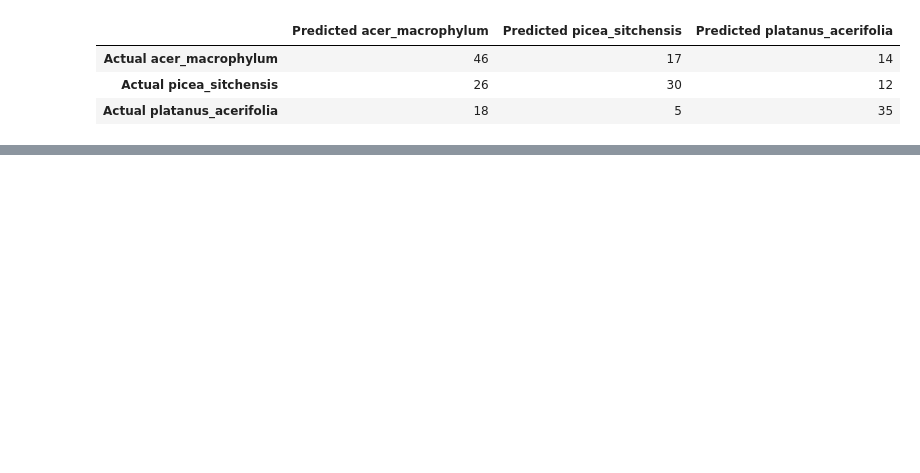
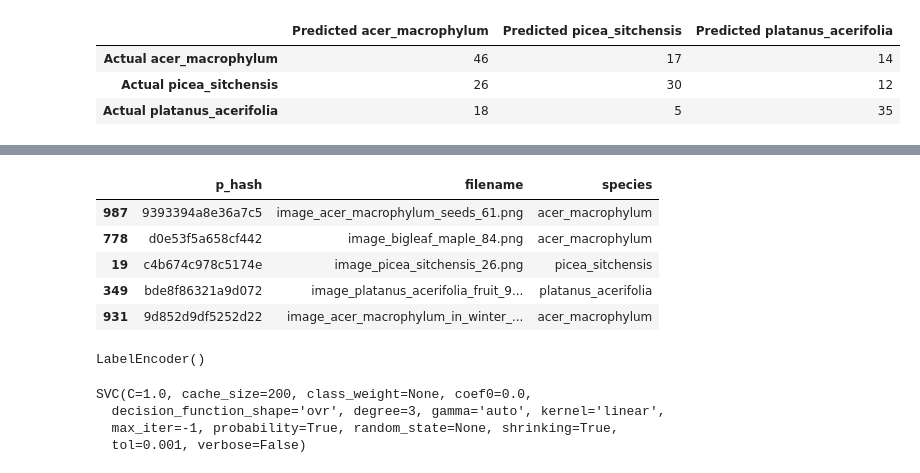
Before and after one commit to NathanielBlairStahn/tree-logic, a Jupyter notebook: build_a_model.ipynb, the cells around one changed output, grey strips where cells are left out. Drawn from its saved outputs; the diff is of its cells as text; code cells hidden in the pictures; blank space fills up the shorter version.

```diff
--- a/build_a_model.ipynb
+++ b/build_a_model.ipynb
@@ -329,0 +410,9 @@ confusion_df(y_test, y_test_hat_cat, gb_model)
+# %%
+correct_df.head()
+# %% [output]
+|  | p_hash | filename | species |
+| 987 | 9393394a8e36a7c5 | image_acer_macrophylum_seeds_61.png | acer_macrophylum |
+| 778 | d0e53f5a658cf442 | image_bigleaf_maple_84.png | acer_macrophylum |
+| 19 | c4b674c978c5174e | image_picea_sitchensis_26.png | picea_sitchensis |
+| 349 | bde8f86321a9d072 | image_platanus_acerifolia_fruit_9... | platanus_acerifolia |
+| 931 | 9d852d9df5252d22 | image_acer_macrophylum_in_winter_... | acer_macrophylum |
@@ -329,0 +425,5 @@ confusion_df(y_test, y_test_hat_cat, gb_model)
+# %%
+le = LabelEncoder()
+le.fit(y)
+# %% [output]
+LabelEncoder()
@@ -329,0 +436,7 @@ confusion_df(y_test, y_test_hat_cat, gb_model)
+# %%
+svc_model.fit(X_train, y_train)
+# %% [output]
+SVC(C=1.0, cache_size=200, class_weight=None, coef0=0.0,
+  decision_function_shape='ovr', degree=3, gamma='auto', kernel='linear',
+  max_iter=-1, probability=True, random_state=None, shrinking=True,
+  tol=0.001, verbose=False)
```
Also changed, not shown: parts of 36 cells of this notebook.
